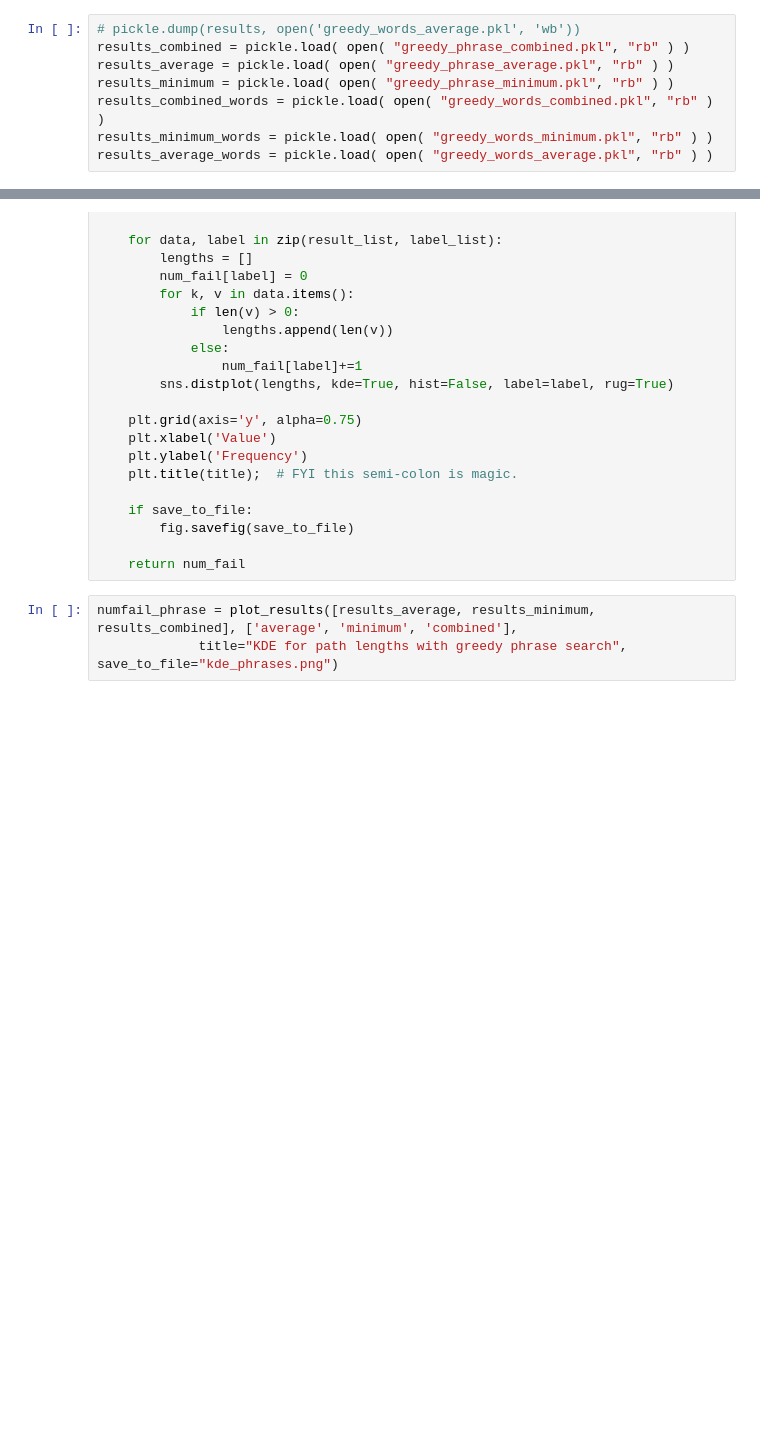
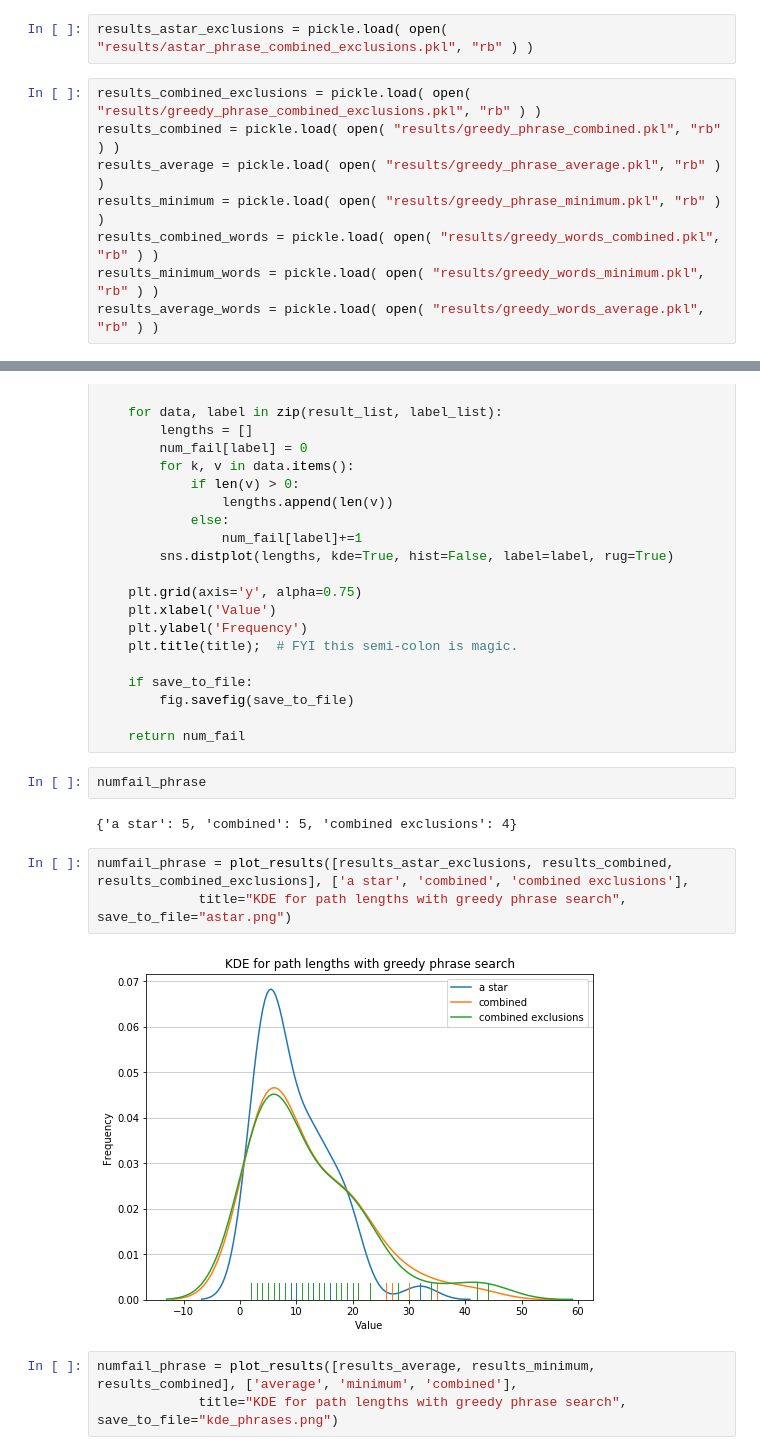
Before and after one commit to CS182-2018-Final-Project-MBC/CS182-Final-Project, a Jupyter notebook: code/A Star Embedding.ipynb, the cells around one changed output, grey strips where cells are left out. Saved outputs shown, nothing was run; the diff lists cells and outputs as text; blank space fills up the shorter version.

Commit message:
A Star

```diff
--- a/code/A Star Embedding.ipynb
+++ b/code/A Star Embedding.ipynb
@@ -307,11 +342,13 @@ start: Parthenon, goal: Natural Environment
+# %%
+results_astar_exclusions = pickle.load( open( "results/astar_phrase_combined_exclusions.pkl", "rb" ) )
 # %%
-# pickle.dump(results, open('greedy_words_average.pkl', 'wb'))
-results_combined = pickle.load( open( "greedy_phrase_combined.pkl", "rb" ) )
-results_average = pickle.load( open( "greedy_phrase_average.pkl", "rb" ) )
-results_minimum = pickle.load( open( "greedy_phrase_minimum.pkl", "rb" ) )
-results_combined_words = pickle.load( open( "greedy_words_combined.pkl", "rb" ) )
-results_minimum_words = pickle.load( open( "greedy_words_minimum.pkl", "rb" ) )
-results_average_words = pickle.load( open( "greedy_words_average.pkl", "rb" ) )
+results_combined_exclusions = pickle.load( open( "results/greedy_phrase_combined_exclusions.pkl", "rb" ) )
+results_combined = pickle.load( open( "results/greedy_phrase_combined.pkl", "rb" ) )
+results_average = pickle.load( open( "results/greedy_phrase_average.pkl", "rb" ) )
+results_minimum = pickle.load( open( "results/greedy_phrase_minimum.pkl", "rb" ) )
+results_combined_words = pickle.load( open( "results/greedy_words_combined.pkl", "rb" ) )
+results_minimum_words = pickle.load( open( "results/greedy_words_minimum.pkl", "rb" ) )
+results_average_words = pickle.load( open( "results/greedy_words_average.pkl", "rb" ) )
 # %% [markdown]
 # Make sure average doesn't have old values
 # %%
@@ -338,6 +375,15 @@ def plot_results(result_list, label_list, title='Kernel density estimation of pa
         fig.savefig(save_to_file)
 
     return num_fail
+# %%
+numfail_phrase
+# %% [output]
+{'a star': 5, 'combined': 5, 'combined exclusions': 4}
+# %%
+numfail_phrase = plot_results([results_astar_exclusions, results_combined, results_combined_exclusions], ['a star', 'combined', 'combined exclusions'],
+             title="KDE for path lengths with greedy phrase search", save_to_file="astar.png")
+# %% [output]
+[figure, added]
 # %%
 numfail_phrase = plot_results([results_average, results_minimum, results_combined], ['average', 'minimum', 'combined'],
              title="KDE for path lengths with greedy phrase search", save_to_file="kde_phrases.png")
```
Also changed, not shown: parts of 27 cells of this notebook, 6 other files.
